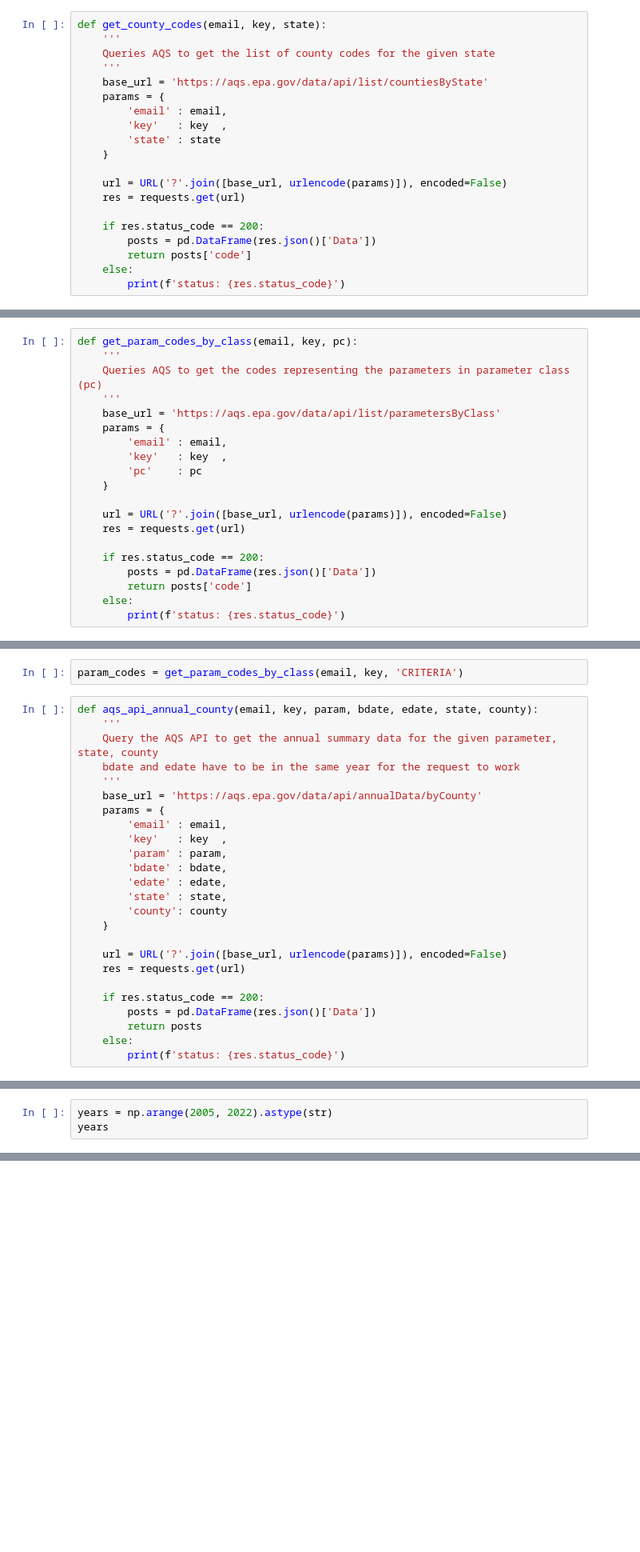
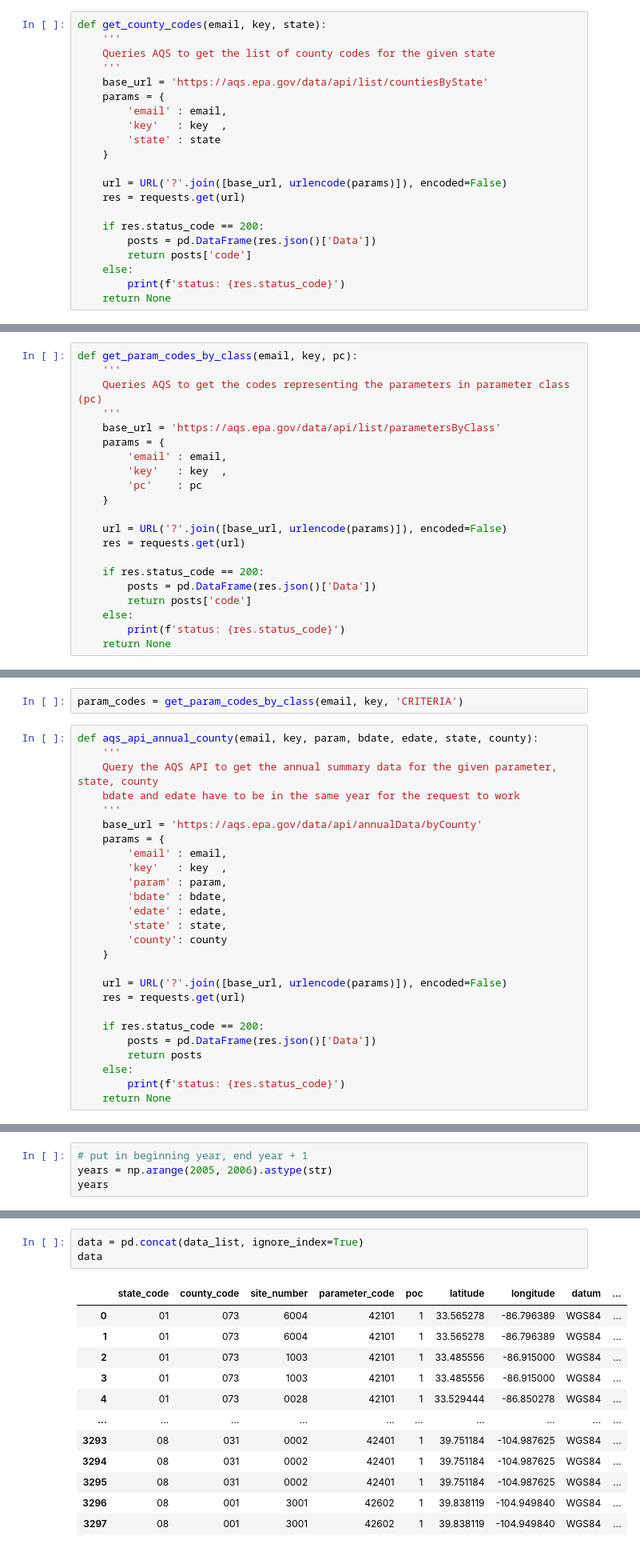
Before and after one commit to wdegraw93/low_birth_weight_vs_aqi_study, a Jupyter notebook: winston.ipynb, the cells around one changed output, grey strips where cells are left out. Shown at 80% size. Drawn from its saved outputs; the diff is of its cells as text; blank space fills up the shorter version.

```diff
--- a/winston.ipynb
+++ b/winston.ipynb
@@ -127,6 +75,7 @@ def get_county_codes(email, key, state):
         return posts['code']
     else:
         print(f'status: {res.status_code}')
+    return None
 # %%
 def get_param_class_codes(email, key):
     '''
@@ -186,3 +138,4 @@ def get_param_codes_by_class(email, key, pc):
         return posts['code']
     else:
         print(f'status: {res.status_code}')
+    return None
@@ -213,3 +168,4 @@ def aqs_api_annual_county(email, key, param, bdate, edate, state, county):
         return posts
     else:
         print(f'status: {res.status_code}')
+    return None
@@ -227,4 +174,5 @@ data
 # %%
-years = np.arange(2005, 2022).astype(str)
+# put in beginning year, end year + 1
+years = np.arange(2005, 2006).astype(str)
 years
 # %% [output]
@@ -254,0 +212,16 @@ email={email}&key={key}&param=88101,88502&bdate=20160101&edate=20160229&state=37
+# %%
+data = pd.concat(data_list, ignore_index=True)
+data
+# %% [output]
+|  | state_code | county_code | site_number | parameter_code | poc | latitude | longitude | datum | ... |
+| 0 | 01 | 073 | 6004 | 42101 | 1 | 33.565278 | -86.796389 | WGS84 | ... |
+| 1 | 01 | 073 | 6004 | 42101 | 1 | 33.565278 | -86.796389 | WGS84 | ... |
+| 2 | 01 | 073 | 1003 | 42101 | 1 | 33.485556 | -86.915000 | WGS84 | ... |
+| 3 | 01 | 073 | 1003 | 42101 | 1 | 33.485556 | -86.915000 | WGS84 | ... |
+| 4 | 01 | 073 | 0028 | 42101 | 1 | 33.529444 | -86.850278 | WGS84 | ... |
+| ... | ... | ... | ... | ... | ... | ... | ... | ... | ... |
+| 3293 | 08 | 031 | 0002 | 42401 | 1 | 39.751184 | -104.987625 | WGS84 | ... |
+| 3294 | 08 | 031 | 0002 | 42401 | 1 | 39.751184 | -104.987625 | WGS84 | ... |
+| 3295 | 08 | 031 | 0002 | 42401 | 1 | 39.751184 | -104.987625 | WGS84 | ... |
+| 3296 | 08 | 001 | 3001 | 42602 | 1 | 39.838119 | -104.949840 | WGS84 | ... |
+| 3297 | 08 | 001 | 3001 | 42602 | 1 | 39.838119 | -104.949840 | WGS84 | ... |
```
Also changed, not shown: parts of 25 cells of this notebook, 1 other file.
